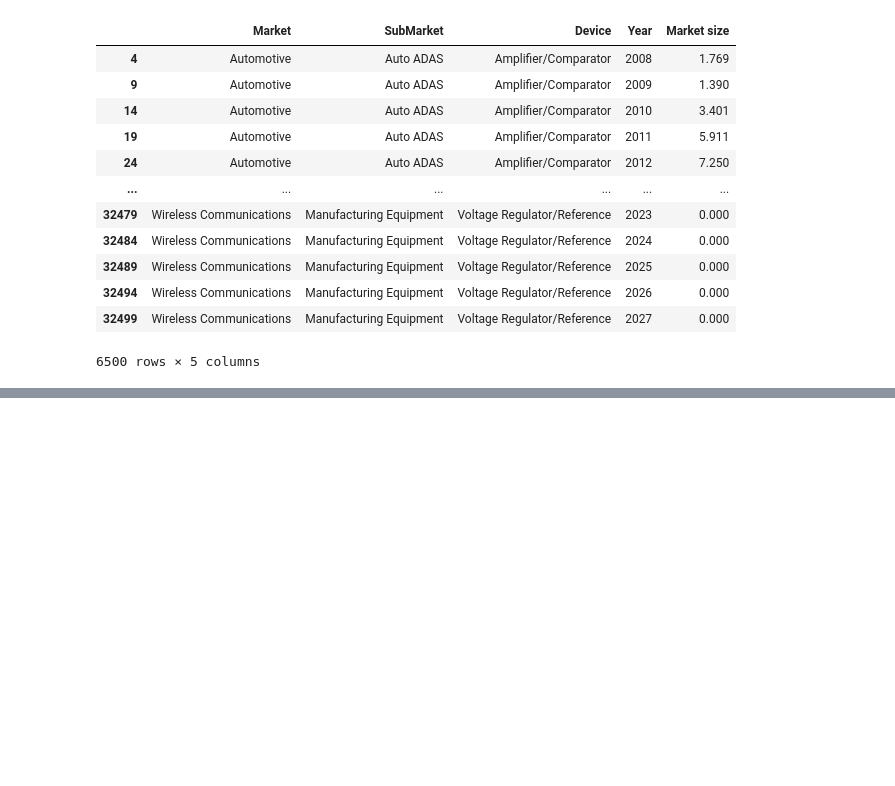
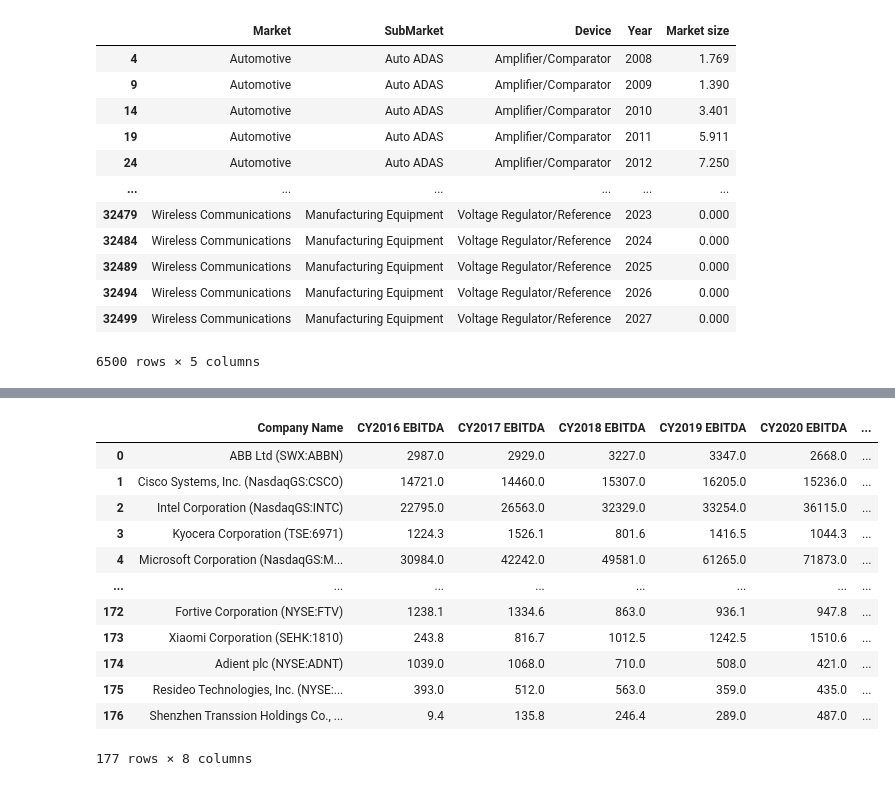
Before and after one commit to lucasleforest/analyticslab, a Jupyter notebook: dataset.ipynb, the cells around one changed output, grey strips where cells are left out. Cells and saved outputs as stored; diff of their text form; code cells hidden in the pictures; blank space fills up the shorter version.

```diff
--- a/dataset.ipynb
+++ b/dataset.ipynb
@@ -118,0 +194,17 @@ marged_dataset
+# %%
+ebitda = pd.read_csv("clean_df_ebitda.csv")
+ebitda
+# %% [output]
+|  | Company Name | CY2016 EBITDA | CY2017 EBITDA | CY2018 EBITDA | CY2019 EBITDA | CY2020 EBITDA | ... |
+| 0 | ABB Ltd (SWX:ABBN) | 2987.0 | 2929.0 | 3227.0 | 3347.0 | 2668.0 | ... |
+| 1 | Cisco Systems, Inc. (NasdaqGS:CSCO) | 14721.0 | 14460.0 | 15307.0 | 16205.0 | 15236.0 | ... |
+| 2 | Intel Corporation (NasdaqGS:INTC) | 22795.0 | 26563.0 | 32329.0 | 33254.0 | 36115.0 | ... |
+| 3 | Kyocera Corporation (TSE:6971) | 1224.3 | 1526.1 | 801.6 | 1416.5 | 1044.3 | ... |
+| 4 | Microsoft Corporation (NasdaqGS:M... | 30984.0 | 42242.0 | 49581.0 | 61265.0 | 71873.0 | ... |
+| ... | ... | ... | ... | ... | ... | ... | ... |
+| 172 | Fortive Corporation (NYSE:FTV) | 1238.1 | 1334.6 | 863.0 | 936.1 | 947.8 | ... |
+| 173 | Xiaomi Corporation (SEHK:1810) | 243.8 | 816.7 | 1012.5 | 1242.5 | 1510.6 | ... |
+| 174 | Adient plc (NYSE:ADNT) | 1039.0 | 1068.0 | 710.0 | 508.0 | 421.0 | ... |
+| 175 | Resideo Technologies, Inc. (NYSE:... | 393.0 | 512.0 | 563.0 | 359.0 | 435.0 | ... |
+| 176 | Shenzhen Transsion Holdings Co., ... | 9.4 | 135.8 | 246.4 | 289.0 | 487.0 | ... |
+177 rows × 8 columns
```
Also changed, not shown: parts of 8 cells of this notebook, 11 other files.
